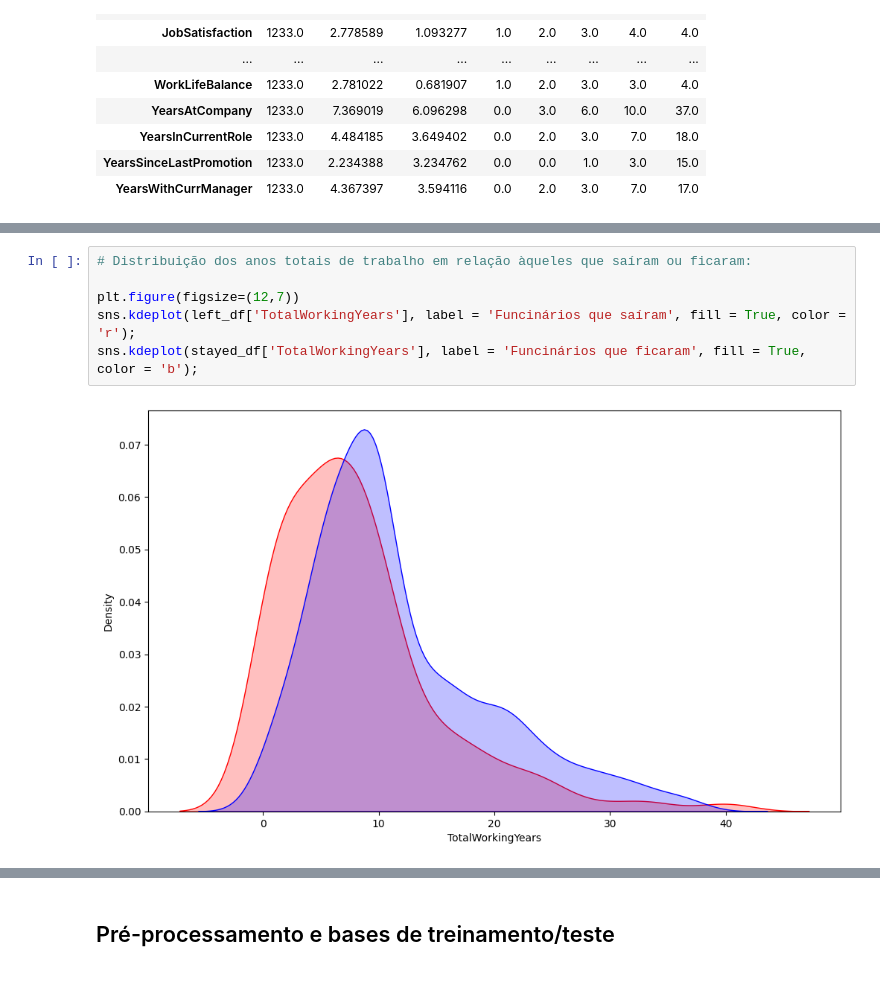
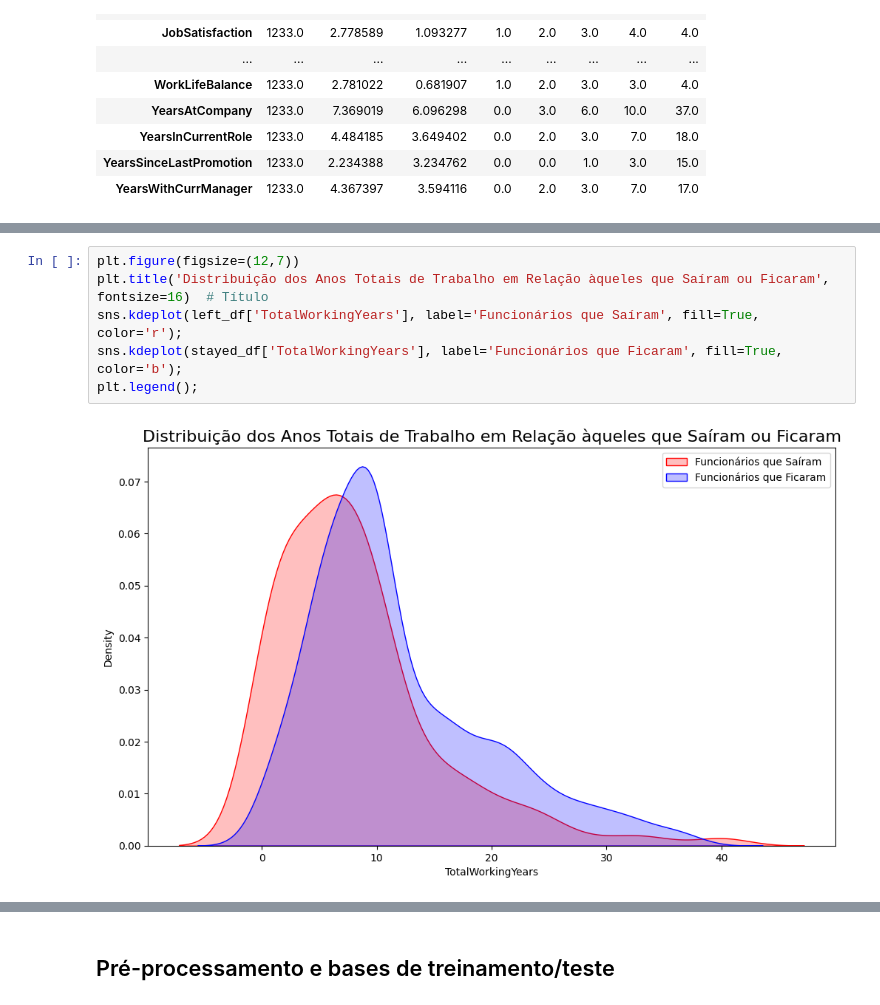
Before and after one commit to muriloWeber/Portfolio_Data_Science, a Jupyter notebook: projeto_rh/script/recursos_humanos_v1.ipynb, the cells around one changed output, grey strips where cells are left out. Saved outputs shown, nothing was run; the diff lists cells and outputs as text.

```diff
--- a/projeto_rh/script/recursos_humanos_v1.ipynb
+++ b/projeto_rh/script/recursos_humanos_v1.ipynb
@@ -294,11 +312,11 @@ sns.kdeplot(stayed_df['DistanceFromHome'], label = 'Funcinários que ficaram', f
 # %%
-# Distribuição dos anos totais de trabalho em relação àqueles que saíram ou ficaram:
-
 plt.figure(figsize=(12,7))
-sns.kdeplot(left_df['TotalWorkingYears'], label = 'Funcinários que saíram', fill = True, color = 'r');
-sns.kdeplot(stayed_df['TotalWorkingYears'], label = 'Funcinários que ficaram', fill = True, color = 'b');
+plt.title('Distribuição dos Anos Totais de Trabalho em Relação àqueles que Saíram ou Ficaram', fontsize=16)  # Título
+sns.kdeplot(left_df['TotalWorkingYears'], label='Funcionários que Saíram', fill=True, color='r');
+sns.kdeplot(stayed_df['TotalWorkingYears'], label='Funcionários que Ficaram', fill=True, color='b');
+plt.legend();
 # %% [output]
-[figure, old version]
+[figure, new version]
 # %%
 # Boxplot do salário mensal em relação ao gênero:
 
```
Also changed, not shown: parts of 31 cells of this notebook.
